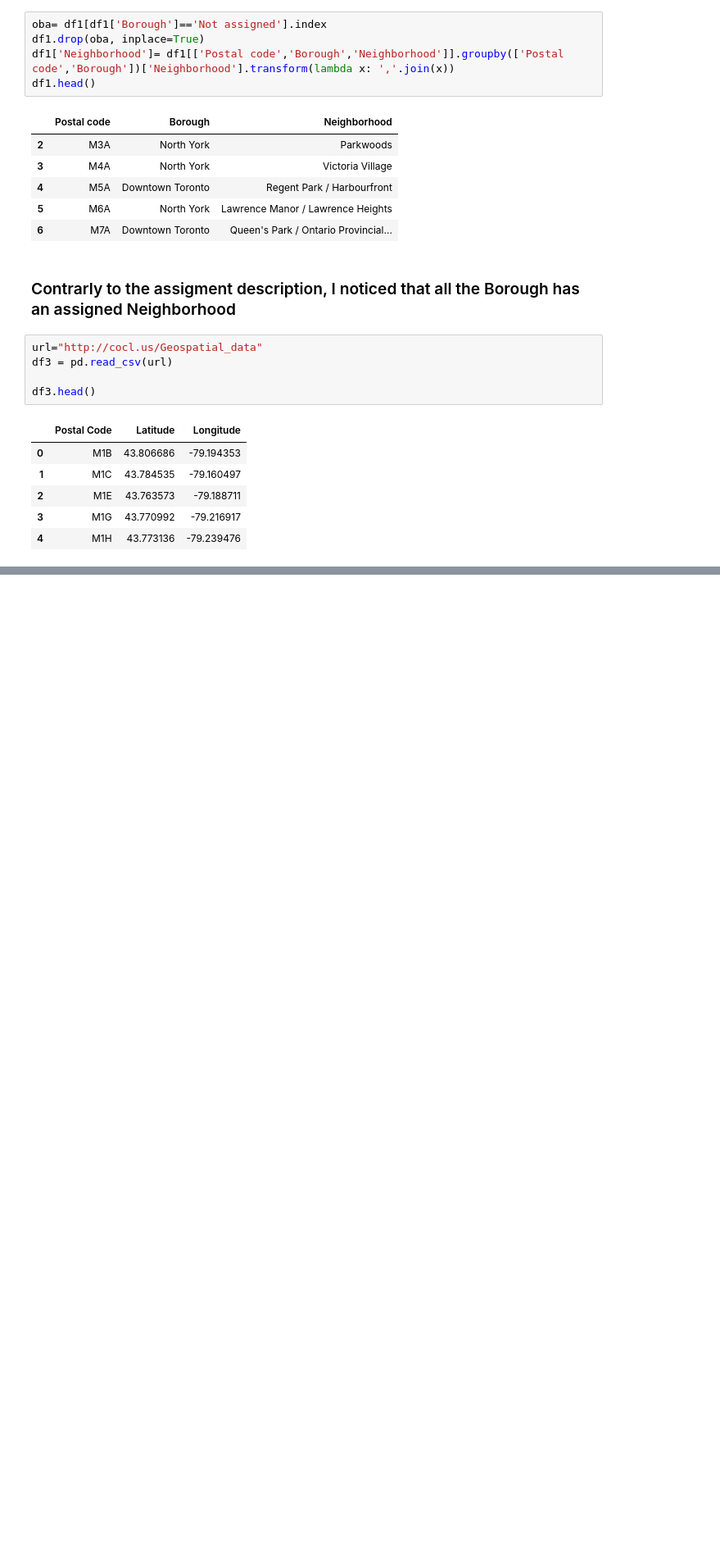
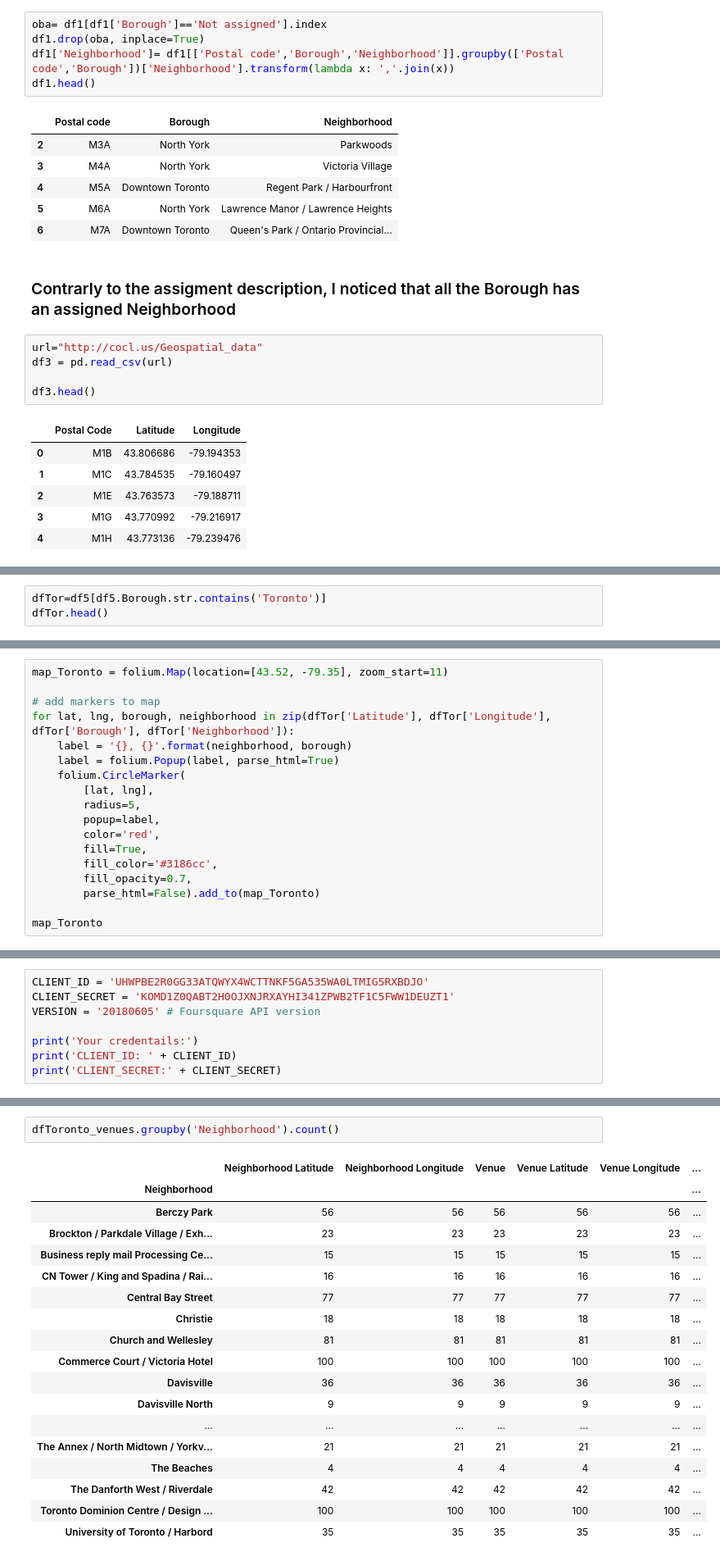
Before and after one commit to riccardodonega/Ric, a Jupyter notebook: Segmenting and Clustering Neighborhoods in Toronto.ipynb, the cells around one changed output, grey strips where cells are left out. Shown: that part at 82% size. Cells and saved outputs as stored; diff of their text form; blank space fills up the shorter version.

```diff
--- a/Segmenting and Clustering Neighborhoods in Toronto.ipynb
+++ b/Segmenting and Clustering Neighborhoods in Toronto.ipynb
@@ -62,0 +68,3 @@ df4.head()
+# %%
+dfTor=df5[df5.Borough.str.contains('Toronto')]
+dfTor.head()
@@ -62,0 +99,18 @@ df4.head()
+# %%
+map_Toronto = folium.Map(location=[43.52, -79.35], zoom_start=11)
+
+# add markers to map
+for lat, lng, borough, neighborhood in zip(dfTor['Latitude'], dfTor['Longitude'], dfTor['Borough'], dfTor['Neighborhood']):
+    label = '{}, {}'.format(neighborhood, borough)
+    label = folium.Popup(label, parse_html=True)
+    folium.CircleMarker(
+        [lat, lng],
+        radius=5,
+        popup=label,
+        color='red',
+        fill=True,
+        fill_color='#3186cc',
+        fill_opacity=0.7,
+        parse_html=False).add_to(map_Toronto)
+
+map_Toronto
@@ -62,0 +119,8 @@ df4.head()
+# %%
+CLIENT_ID = 'UHWPBE2R0GG33ATQWYX4WCTTNKF5GA535WA0LTMIG5RXBDJO'
+CLIENT_SECRET = 'KOMD1Z0QABT2H0OJXNJRXAYHI341ZPWB2TF1C5FWW1DEUZT1'
+VERSION = '20180605' # Foursquare API version
+
+print('Your credentails:')
+print('CLIENT_ID: ' + CLIENT_ID)
+print('CLIENT_SECRET:' + CLIENT_SECRET)
@@ -62,0 +204,21 @@ df4.head()
+# %%
+dfToronto_venues.groupby('Neighborhood').count()
+# %% [output]
+|  | Neighborhood Latitude | Neighborhood Longitude | Venue | Venue Latitude | Venue Longitude | ... |
+| Neighborhood |  |  |  |  |  | ... |
+| Berczy Park | 56 | 56 | 56 | 56 | 56 | ... |
+| Brockton / Parkdale Village / Exh... | 23 | 23 | 23 | 23 | 23 | ... |
+| Business reply mail Processing Ce... | 15 | 15 | 15 | 15 | 15 | ... |
+| CN Tower / King and Spadina / Rai... | 16 | 16 | 16 | 16 | 16 | ... |
+| Central Bay Street | 77 | 77 | 77 | 77 | 77 | ... |
+| Christie | 18 | 18 | 18 | 18 | 18 | ... |
+| Church and Wellesley | 81 | 81 | 81 | 81 | 81 | ... |
+| Commerce Court / Victoria Hotel | 100 | 100 | 100 | 100 | 100 | ... |
+| Davisville | 36 | 36 | 36 | 36 | 36 | ... |
+| Davisville North | 9 | 9 | 9 | 9 | 9 | ... |
+| ... | ... | ... | ... | ... | ... | ... |
+| The Annex / North Midtown / Yorkv... | 21 | 21 | 21 | 21 | 21 | ... |
+| The Beaches | 4 | 4 | 4 | 4 | 4 | ... |
+| The Danforth West / Riverdale | 42 | 42 | 42 | 42 | 42 | ... |
+| Toronto Dominion Centre / Design ... | 100 | 100 | 100 | 100 | 100 | ... |
+| University of Toronto / Harbord | 35 | 35 | 35 | 35 | 35 | ... |
```
Also changed, not shown: parts of 34 cells of this notebook.
